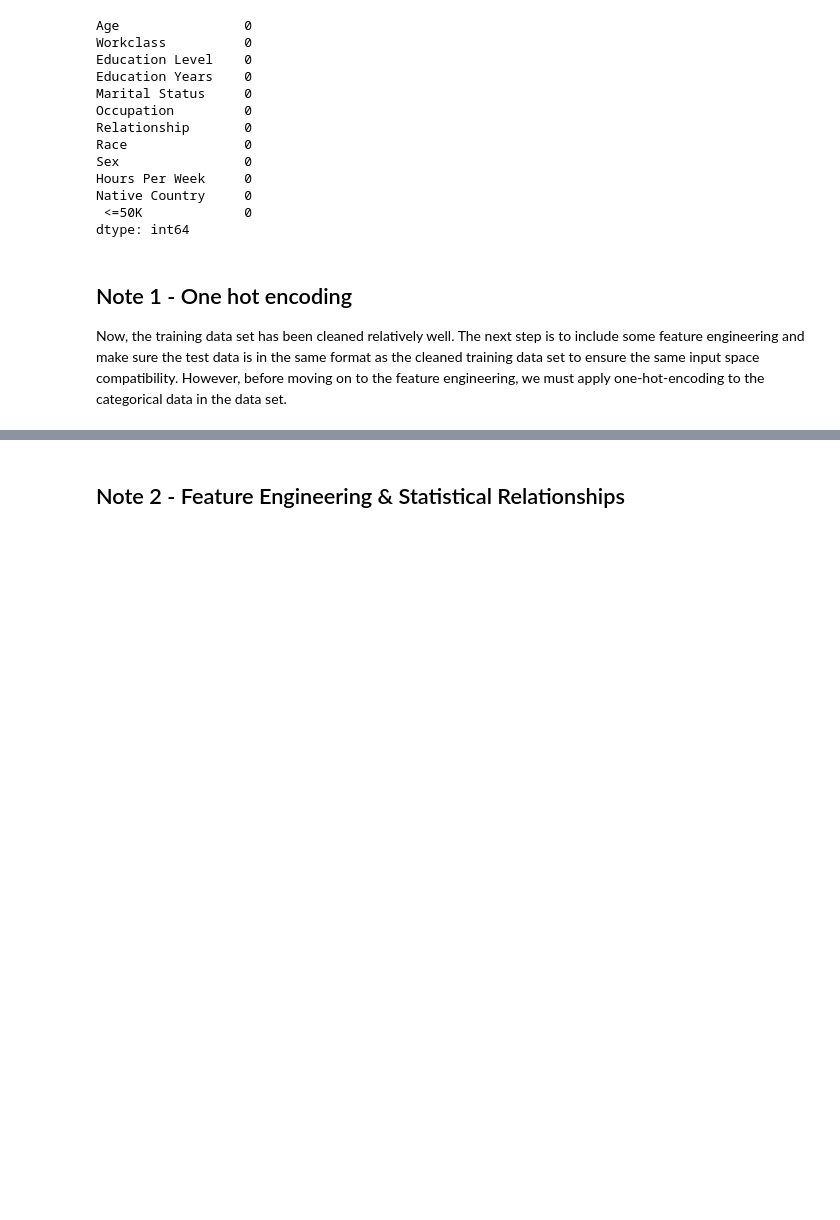
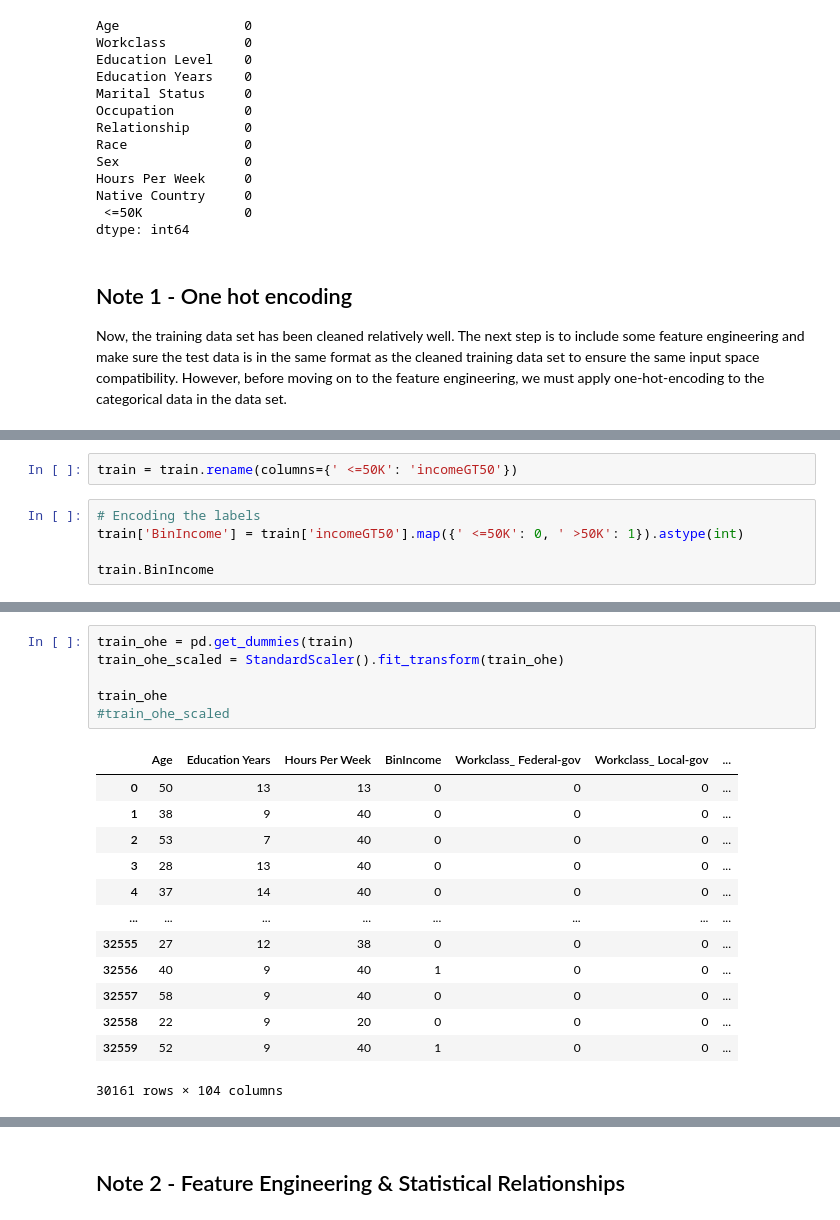
Before and after one commit to felixsimard/comp551-p1, a Jupyter notebook: EDA-adult.ipynb, the cells around one changed output, grey strips where cells are left out. Cells and saved outputs as stored; diff of their text form; blank space fills up the shorter version.

```diff
--- a/EDA-adult.ipynb
+++ b/EDA-adult.ipynb
@@ -270,0 +265,7 @@ encoded
+# %%
+train = train.rename(columns={' <=50K': 'incomeGT50'})
+# %%
+# Encoding the labels
+train['BinIncome'] = train['incomeGT50'].map({' <=50K': 0, ' >50K': 1}).astype(int)
+
+train.BinIncome
@@ -270,0 +285,20 @@ encoded
+# %%
+train_ohe = pd.get_dummies(train)
+train_ohe_scaled = StandardScaler().fit_transform(train_ohe)
+
+train_ohe
+#train_ohe_scaled
+# %% [output]
+|  | Age | Education Years | Hours Per Week | BinIncome | Workclass_ Federal-gov | Workclass_ Local-gov | ... |
+| 0 | 50 | 13 | 13 | 0 | 0 | 0 | ... |
+| 1 | 38 | 9 | 40 | 0 | 0 | 0 | ... |
+| 2 | 53 | 7 | 40 | 0 | 0 | 0 | ... |
+| 3 | 28 | 13 | 40 | 0 | 0 | 0 | ... |
+| 4 | 37 | 14 | 40 | 0 | 0 | 0 | ... |
+| ... | ... | ... | ... | ... | ... | ... | ... |
+| 32555 | 27 | 12 | 38 | 0 | 0 | 0 | ... |
+| 32556 | 40 | 9 | 40 | 1 | 0 | 0 | ... |
+| 32557 | 58 | 9 | 40 | 0 | 0 | 0 | ... |
+| 32558 | 22 | 9 | 20 | 0 | 0 | 0 | ... |
+| 32559 | 52 | 9 | 40 | 1 | 0 | 0 | ... |
+30161 rows × 104 columns
```
Also changed, not shown: parts of 9 cells of this notebook, 1 other file.
